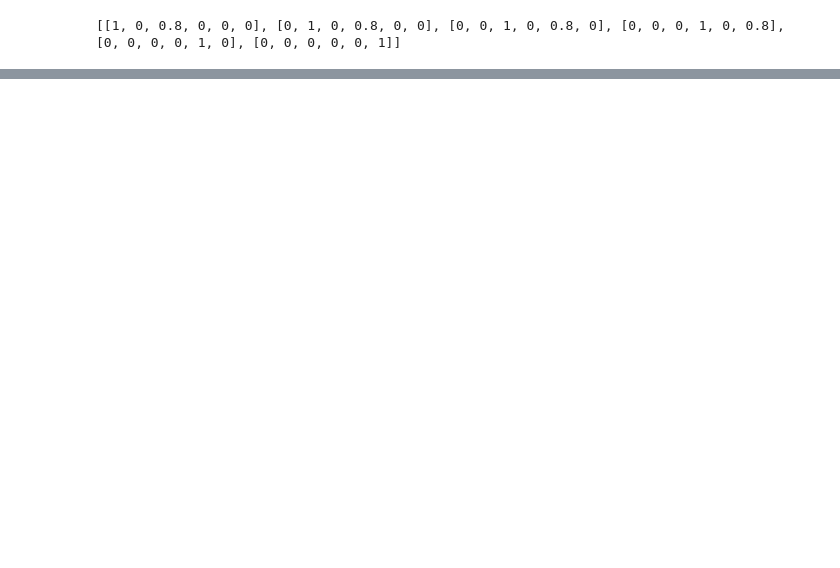
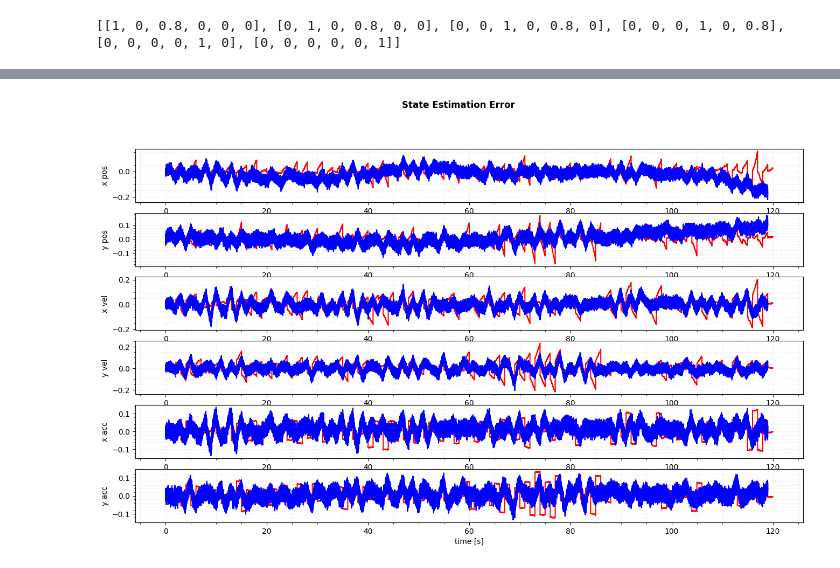
Before and after one commit to ethanw24/495FinalProject, a Jupyter notebook: FinalProject.ipynb, the cells around one changed output, grey strips where cells are left out. Cells and saved outputs as stored; diff of their text form; code cells hidden in the pictures; blank space fills up the shorter version.

```diff
--- a/FinalProject.ipynb
+++ b/FinalProject.ipynb
@@ -514,37 +519,22 @@ with model:
 # %%
-# FOR FINAL CHECKPOINT
-# Plot results
-"""neuron_true_state_history = np.array(neuron_true_state_history)
-neuron_state_history = np.array(neuron_state_history)
-neuron_covariance_history = np.array(neuron_covariance_history)
-
-# First, plot God's Eye View of overall position trajectory
-fig = plt.figure(figsize=(16, 9))
-ax = fig.add_subplot(111)
-ax.plot(neuron_true_state_history[0, 0], neuron_true_state_history[0, 1], 'go', label='Start')
-ax.plot(neuron_true_state_history[-1, 0], neuron_true_state_history[-1, 1], 'ro', label='Stop')
-ax.plot(neuron_true_state_history[:, 0], neuron_true_state_history[:, 1], 'c-', label='True position', linewidth=2)
-ax.plot(neuron_state_history[:, 0], neuron_state_history[:, 1], 'b--', label='Estimated position', linewidth=2)
-ax.legend()
-ax.grid(which='minor', alpha=0.3, linestyle=":")
-ax.grid(which='major', alpha=0.3, linestyle=":")
-ax.minorticks_on()
-plt.show()
-ax.set_title('Kalman Filter Example', fontweight='bold')
-ax.set_xlabel('x position [m]')
-ax.set_ylabel('y position [m]')
-
 # Now plot the error (true - estimated) for each state vs. time
 fig = plt.figure(figsize=(16, 9))
-fig.suptitle('State Estimation Error', fontweight='bold')
-state_names = ['x pos', 'y pos', 'x vel', 'y vel', 'x acc', 'y acc']
+fig.suptitle("State Estimation Error", fontweight="bold")
+state_names = ["x pos", "y pos", "x vel", "y vel", "x acc", "y acc"]
 for count, label in enumerate(state_names):
     ax = fig.add_subplot(6, 1, count + 1)
-    error = true_state_history[:, count] - state_history[:, count]
-    ax.plot(times, error, 'b-')
+    error = true_state_history[:-1000, count] - neuron_output[:, count]
+    trueerror = true_state_history[:, count] - state_history[:, count]
+    ax.plot(times, trueerror, "r-")
+    ax.plot(
+        times[:-1000], error, "b-"
+    )  # Adjust times array to match the length of neuron_output
     ax.set_ylabel(label)
-    ax.grid(which='minor', alpha=0.3, linestyle=":")
-    ax.grid(which='major', alpha=0.3, linestyle=":")
+    ax.grid(which="minor", alpha=0.3, linestyle=":")
+    ax.grid(which="major", alpha=0.3, linestyle=":")
     ax.minorticks_on()
-    if count == (len(state) - 1):
-        ax.set_xlabel('time [s]')"""
+    if count == (len(state_names) - 1):  # Corrected index here
+        ax.set_xlabel("time [s]")
+plt.show()
+# %% [output]
+[figure, added]
```
Also changed, not shown: parts of 11 cells of this notebook, 5 other files.
